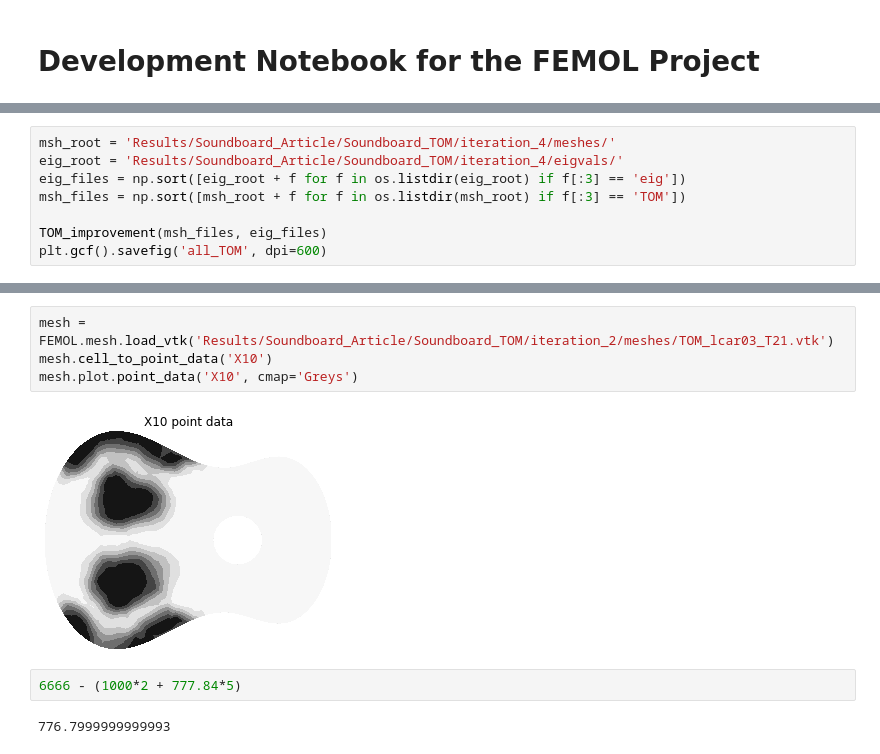
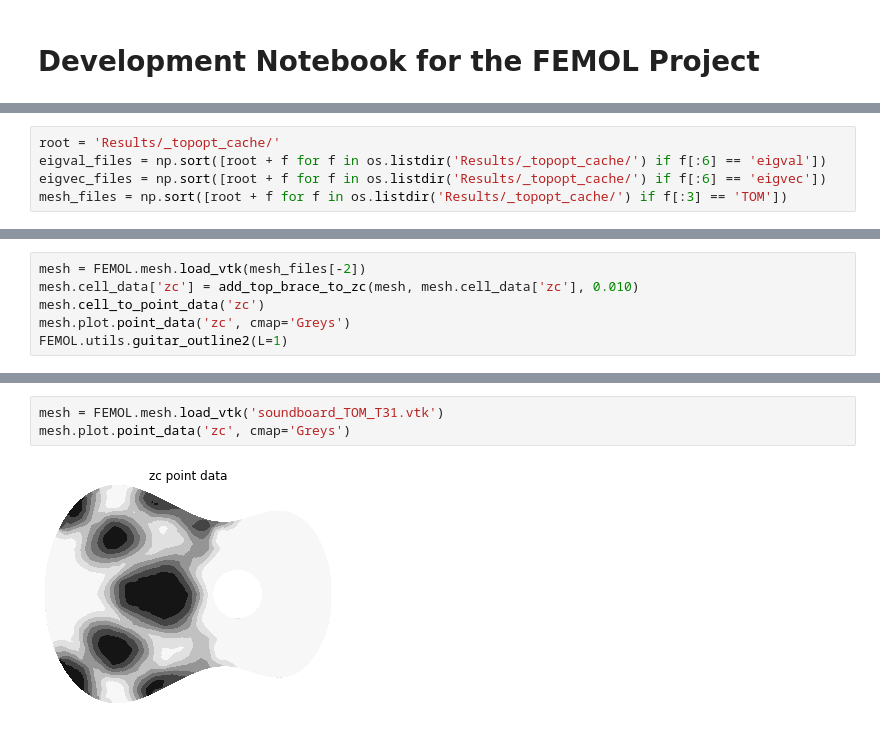
Before and after one commit to olivecha/FEMOL, a Jupyter notebook: DEV_Notebook.ipynb, the cells around one changed output, grey strips where cells are left out. Drawn from its saved outputs; the diff is of its cells as text.

```diff
--- a/DEV_Notebook.ipynb
+++ b/DEV_Notebook.ipynb
@@ -52,8 +67,5 @@ def TOM_improvement(mesh_files, eigvals_files):
 # %%
-msh_root = 'Results/Soundboard_Article/Soundboard_TOM/iteration_4/meshes/'
-eig_root = 'Results/Soundboard_Article/Soundboard_TOM/iteration_4/eigvals/'
-eig_files = np.sort([eig_root + f for f in os.listdir(eig_root) if f[:3] == 'eig'])
-msh_files = np.sort([msh_root + f for f in os.listdir(msh_root) if f[:3] == 'TOM'])
-
-TOM_improvement(msh_files, eig_files)
-plt.gcf().savefig('all_TOM', dpi=600)
+root = 'Results/_topopt_cache/'
+eigval_files = np.sort([root + f for f in os.listdir('Results/_topopt_cache/') if f[:6] == 'eigval'])
+eigvec_files = np.sort([root + f for f in os.listdir('Results/_topopt_cache/') if f[:6] == 'eigvec'])
+mesh_files = np.sort([root + f for f in os.listdir('Results/_topopt_cache/') if f[:3] == 'TOM'])
@@ -61,0 +138,6 @@ plt.gcf().savefig('all_TOM', dpi=600)
+# %%
+mesh = FEMOL.mesh.load_vtk(mesh_files[-2])
+mesh.cell_data['zc'] = add_top_brace_to_zc(mesh, mesh.cell_data['zc'], 0.010)
+mesh.cell_to_point_data('zc')
+mesh.plot.point_data('zc', cmap='Greys')
+FEMOL.utils.guitar_outline2(L=1)
@@ -62,10 +146,5 @@ plt.gcf().savefig('all_TOM', dpi=600)
 # %%
-mesh = FEMOL.mesh.load_vtk('Results/Soundboard_Article/Soundboard_TOM/iteration_2/meshes/TOM_lcar03_T21.vtk')
-mesh.cell_to_point_data('X10')
-mesh.plot.point_data('X10', cmap='Greys')
+mesh = FEMOL.mesh.load_vtk('soundboard_TOM_T31.vtk')
+mesh.plot.point_data('zc', cmap='Greys')
 # %% [output]
-[figure, old version]
+[figure, new version]
-# %%
-6666 - (1000*2 + 777.84*5)
-# %% [output]
-776.7999999999993
```
Also changed, not shown: parts of 25 cells of this notebook, 40 other files.
